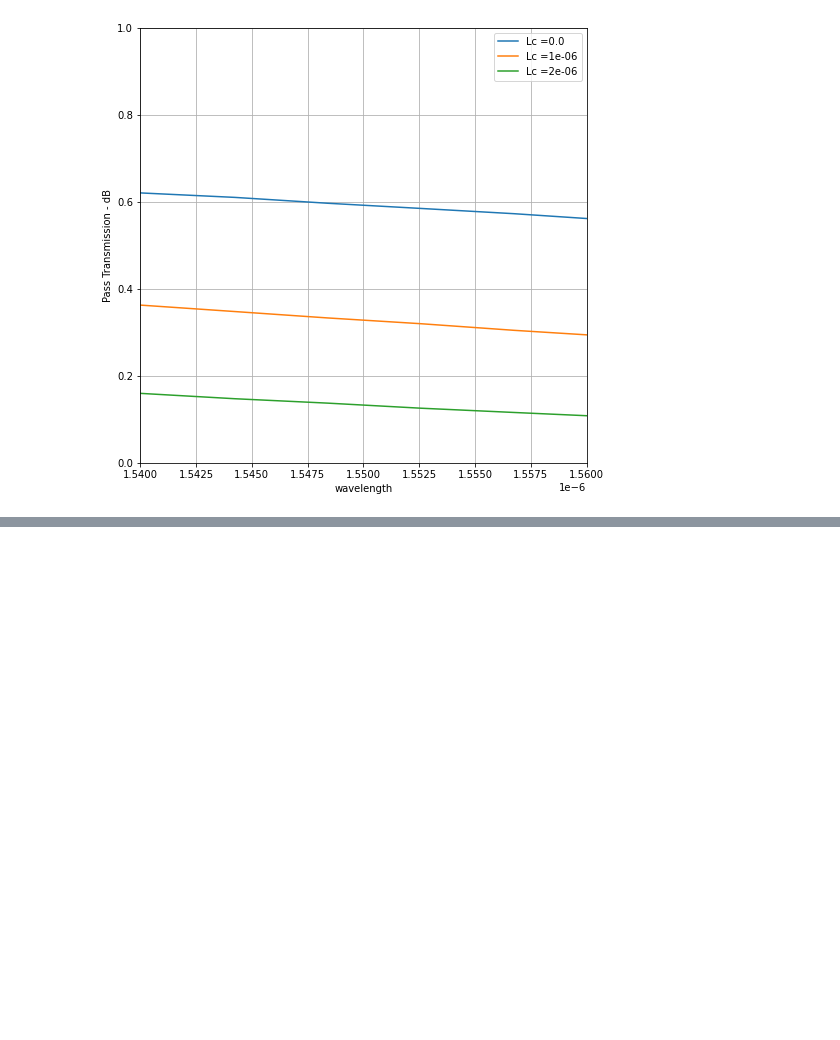
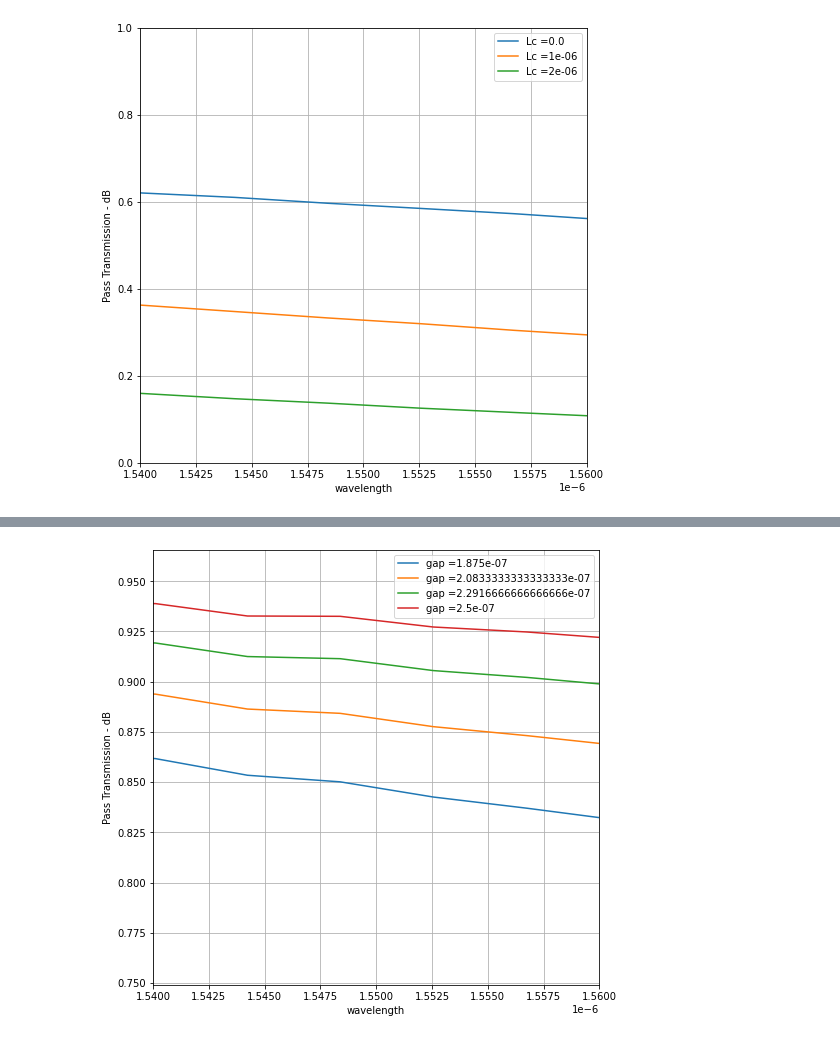
Before and after one commit to moisesoliveira08/Ring-Resonator, a Jupyter notebook: Ring-Resonator/ring_resonator.ipynb, the cells around one changed output, grey strips where cells are left out. Saved outputs shown, nothing was run; the diff lists cells and outputs as text; code cells hidden in the pictures; blank space fills up the shorter version.

```diff
--- a/Ring-Resonator/ring_resonator.ipynb
+++ b/Ring-Resonator/ring_resonator.ipynb
@@ -172,8 +176,8 @@ fdtd.switchtolayout()
 fdtd.selectall()
 fdtd.delete()
 
-radius = 6e-6
-gap = 0.15e-6
+radius = 3e-6
+gap = 0.23e-6
 Lc = 0e-6
 len = 30e-6
 
@@ -386,10 +394,10 @@ for i in range (0,number_of_points):
 # %% [output]
 [figure]
 # %%
-number_of_points = 3
-lc = np.linspace(0,2e-6,number_of_points)
+number_of_points_gap = 4
+gap_s = np.linspace(0.208e-6,0.2229e-6,number_of_points_gap)
 
 fdtd.addsweep()
-fdtd.setsweep("sweep", "name", "lc_sweep")
-fdtd.setsweep("lc_sweep", "type", "values")
-fdtd.setsweep("lc_sweep", "number of points", number_of_points)
+fdtd.setsweep("sweep", "name", "gap_sweep")
+fdtd.setsweep("gap_sweep", "type", "values")
+fdtd.setsweep("gap_sweep", "number of points", number_of_points_gap)
@@ -398,0 +450,16 @@ teste
+# %%
+figure6 = plt.figure(figsize=(8, 8))
+gap = T['gap']
+wavelength = T['lambda']
+a = T['T']
+
+for i in range (0,number_of_points_gap):
+    plt.plot(wavelength,((a[:,i])**2), label = "gap =" + str(str(gap[0,i])))
+    plt.grid(True)
+    plt.xlabel("wavelength")
+    plt.ylabel("Pass Transmission - dB")
+    plt.legend(loc = "upper right")
+    #plt.ylim([-0.5, -0.3])
+    plt.xlim([1.54e-6,1.56e-6])
+# %% [output]
+[figure, added]
```
Also changed, not shown: parts of 8 cells of this notebook, 4 other files.
